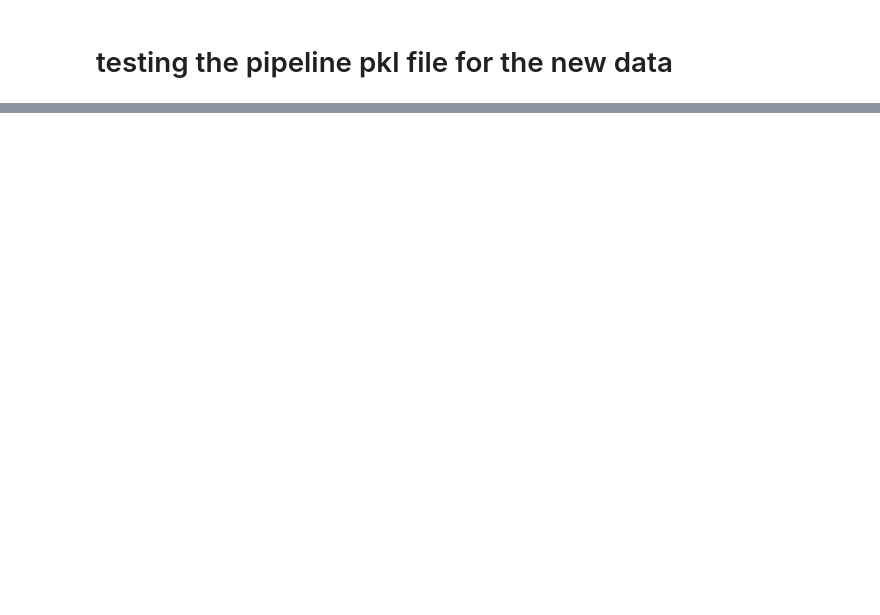
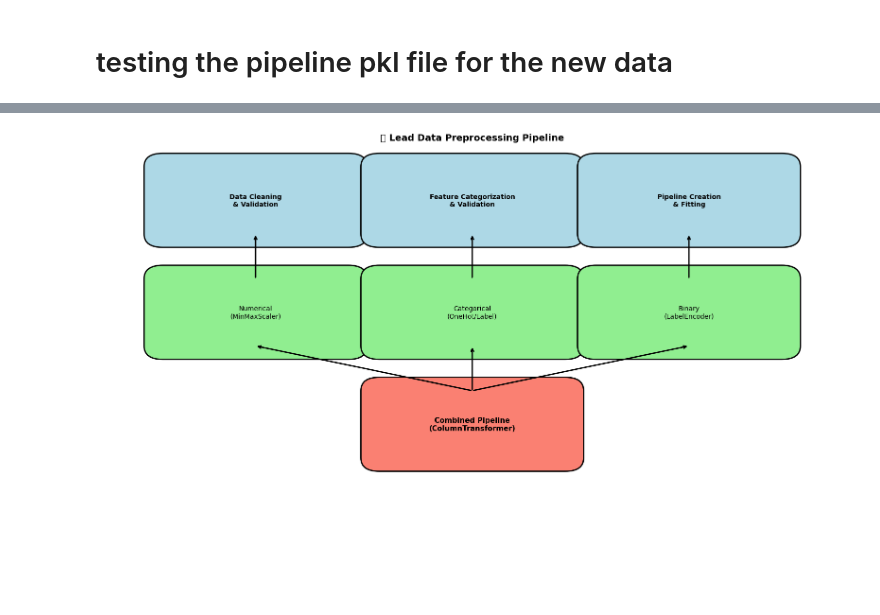
Before and after one commit to Aravindminfy/final_capstone_lead_predection, a Jupyter notebook: preprocess/Data_preprocessing.ipynb, the cells around one changed output, grey strips where cells are left out. Saved outputs shown, nothing was run; the diff lists cells and outputs as text; code cells hidden in the pictures; blank space fills up the shorter version.

```diff
--- a/preprocess/Data_preprocessing.ipynb
+++ b/preprocess/Data_preprocessing.ipynb
@@ -1535,0 +603,65 @@ Sample data info:
+# %%
+import matplotlib.pyplot as plt
+import matplotlib.patches as patches
+
+def visualize_preprocessing_pipeline():
+    """Visualizes the data preprocessing pipeline using matplotlib."""
+
+    fig, ax = plt.subplots(figsize=(16, 10))
+    ax.set_xlim(0, 12)
+    ax.set_ylim(0, 10)
+    ax.axis('off')
+
+    # --- Stage 1: Main pipeline boxes ---
+    main_stages = [
+        ("Data Cleaning\n& Validation", (1, 8)),
+        ("Feature Categorization\n& Validation", (4.5, 8)),
+        ("Pipeline Creation\n& Fitting", (8, 8))
+    ]
+
+    for text, (x, y) in main_stages:
+        ax.add_patch(patches.FancyBboxPatch(
+            (x, y), 3, 1.5, boxstyle="round,pad=0.3",
+            edgecolor='black', facecolor='lightblue', linewidth=2
+        ))
+        ax.text(x + 1.5, y + 0.75, text, ha='center', va='center', fontsize=10, weight='bold')
+
+    # --- Stage 2: Sub-transformers ---
+    transformers = [
+        ("Numerical\n(MinMaxScaler)", (1, 5.5)),
+        ("Categorical\n(OneHot/Label)", (4.5, 5.5)),
+        ("Binary\n(LabelEncoder)", (8, 5.5))
+    ]
+
+    for text, (x, y) in transformers:
+        ax.add_patch(patches.FancyBboxPatch(
+            (x, y), 3, 1.5, boxstyle="round,pad=0.3",
+            edgecolor='black', facecolor='lightgreen', linewidth=2
+        ))
+        ax.text(x + 1.5, y + 0.75, text, ha='center', va='center', fontsize=10)
+
+    # --- Stage 3: ColumnTransformer box ---
+    ax.add_patch(patches.FancyBboxPatch(
+        (4.5, 3), 3, 1.5, boxstyle="round,pad=0.3",
+        edgecolor='black', facecolor='salmon', linewidth=2
+    ))
+    ax.text(6, 3.75, "Combined Pipeline\n(ColumnTransformer)", ha='center', va='center', fontsize=11, weight='bold')
+
+    # --- Arrows between top and middle layers ---
+    arrow_style = dict(arrowstyle="->", lw=2)
+
+    for (start_x, start_y), (_, end_y) in zip([s[1] for s in main_stages], [t[1] for t in transformers]):
+        ax.annotate("", xy=(start_x + 1.5, start_y), xytext=(start_x + 1.5, end_y + 1.5), arrowprops=arrow_style)
+
+    # Arrows from all transformers to ColumnTransformer
+    for x, _ in [t[1] for t in transformers]:
+        ax.annotate("", xy=(x + 1.5, 5.5), xytext=(6, 4.5), arrowprops=arrow_style)
+
+    # Title
+    ax.set_title("🧹 Lead Data Preprocessing Pipeline", fontsize=14, weight='bold')
+
+    plt.tight_layout()
+    plt.show()
+visualize_preprocessing_pipeline()
+# %% [output]
+[figure, added]
```
Also changed, not shown: parts of 4 cells of this notebook, 15 other files.
